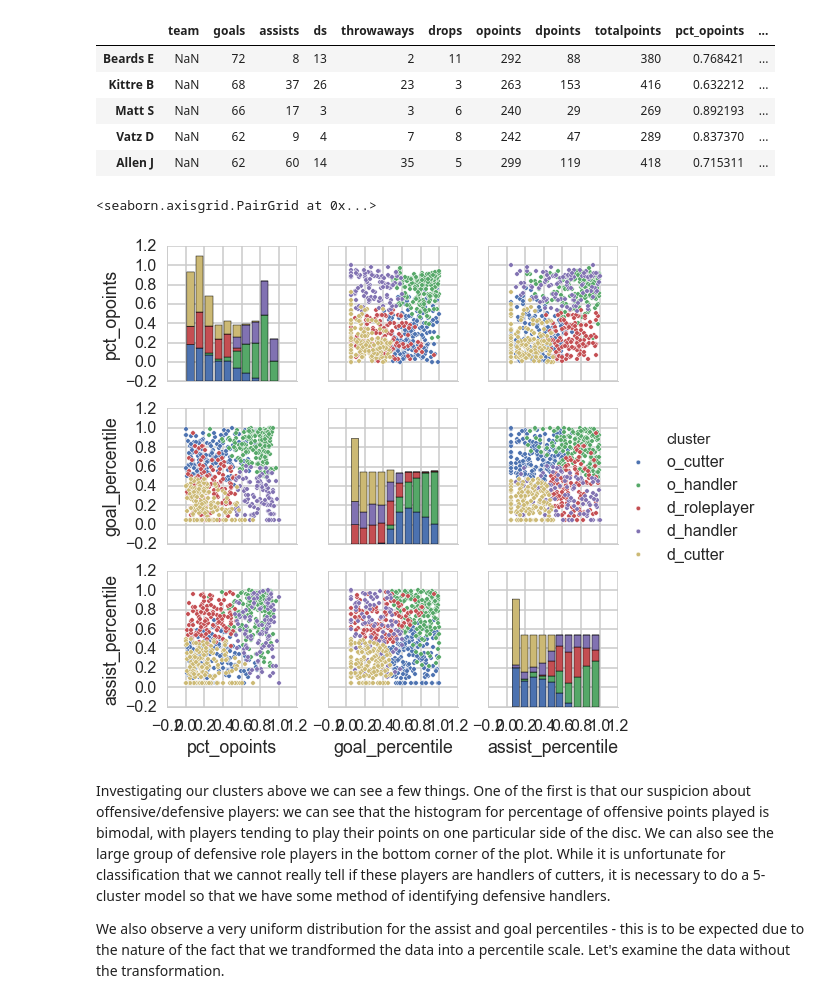
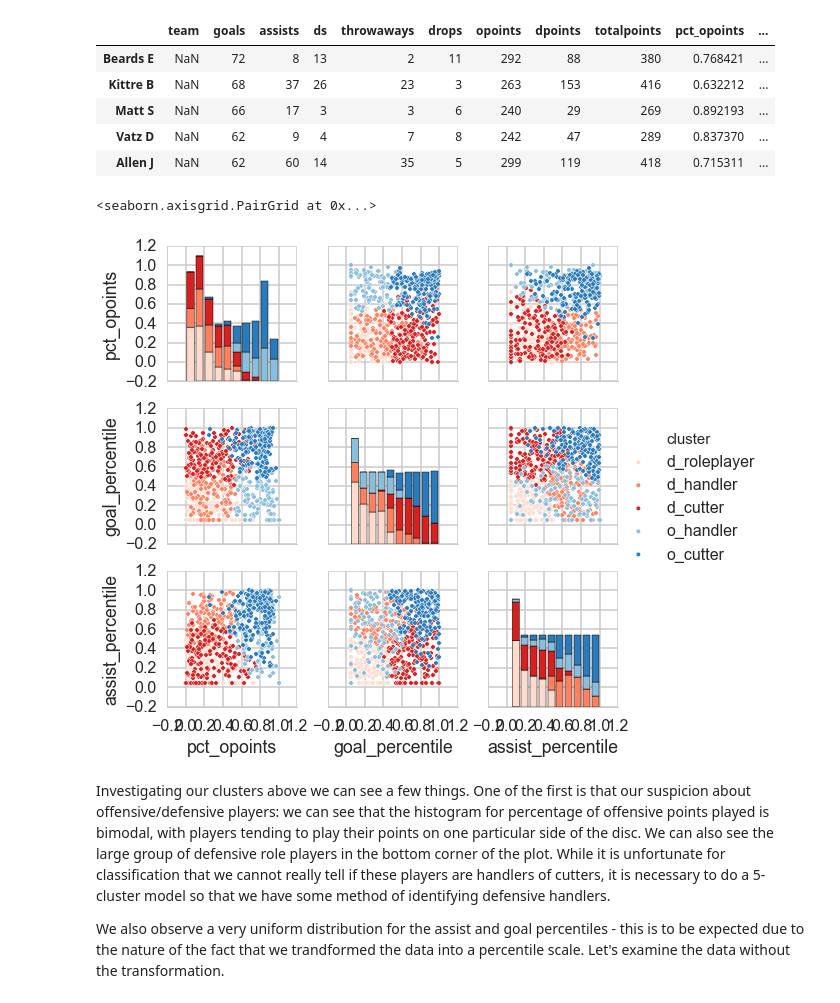
Before and after one commit to karinehsu/cs109-final-project, a Jupyter notebook: player-cluster.ipynb, the cells around one changed output. Drawn from its saved outputs; the diff is of its cells as text; code cells hidden in the pictures.

Commit message:
Add more graphics to player clustering

```diff
--- a/player-cluster.ipynb
+++ b/player-cluster.ipynb
@@ -358,11 +355,25 @@ all_players.head()
 | Matt S | NaN | 66 | 17 | 3 | 3 | 6 | 240 | 29 | 269 | 0.892193 | ... |
 | Vatz D | NaN | 62 | 9 | 4 | 7 | 8 | 242 | 47 | 289 | 0.837370 | ... |
 | Allen J | NaN | 62 | 60 | 14 | 35 | 5 | 299 | 119 | 418 | 0.715311 | ... |
+# %%
+blues = sns.color_palette("Blues")
+reds  = sns.color_palette("Reds")
+position_colors = {"o_cutter" : blues[4],
+                   "o_handler" : blues [2],
+                   "d_cutter" : reds[4],
+                   "d_handler" : reds[2],
+                   "d_roleplayer": reds[0]}
+position_order = ["d_roleplayer",
+                  "d_handler",
+                  "d_cutter",
+                  "o_handler",
+                  "o_cutter"]
 # %%
-sns.pairplot(all_players, vars=["pct_opoints", "goal_percentile", "assist_percentile"], hue="cluster")
+sns.pairplot(all_players, vars=["pct_opoints", "goal_percentile", "assist_percentile"],
+             hue="cluster", hue_order=position_order, palette=position_colors)
 # %% [output]
 <seaborn.axisgrid.PairGrid at 0x...>
-[figure, old version]
+[figure, new version]
 # %% [markdown]
 Investigating our clusters above we can see a few things. One of the first is that our suspicion about offensive/defensive players: we can see that the histogram for percentage of offensive points played is bimodal, with players tending to play their points on one particular side of the disc. We can also see the large group of defensive role players in the bottom corner of the plot. While it is unfortunate for classification that we cannot really tell if these players are handlers of cutters, it is necessary to do a 5-cluster model so that we have some method of identifying defensive handlers.
 
```
Also changed, not shown: parts of 21 cells of this notebook.
